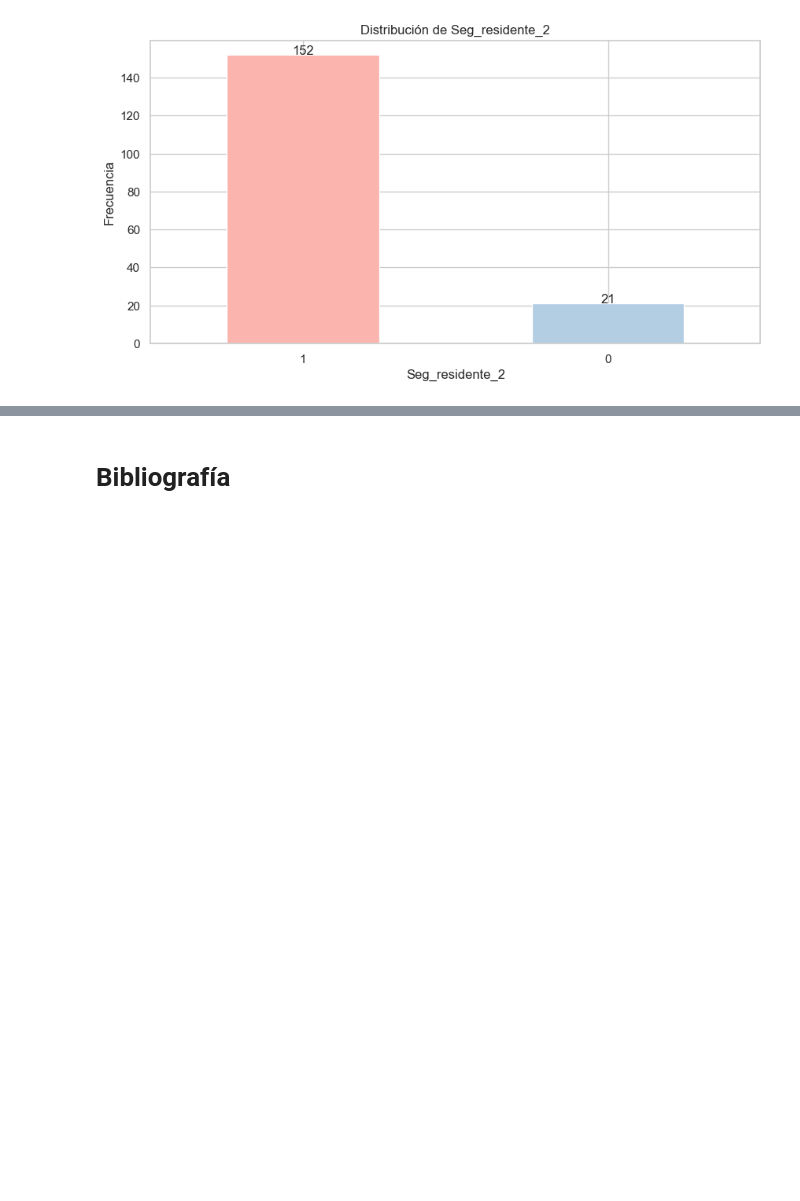
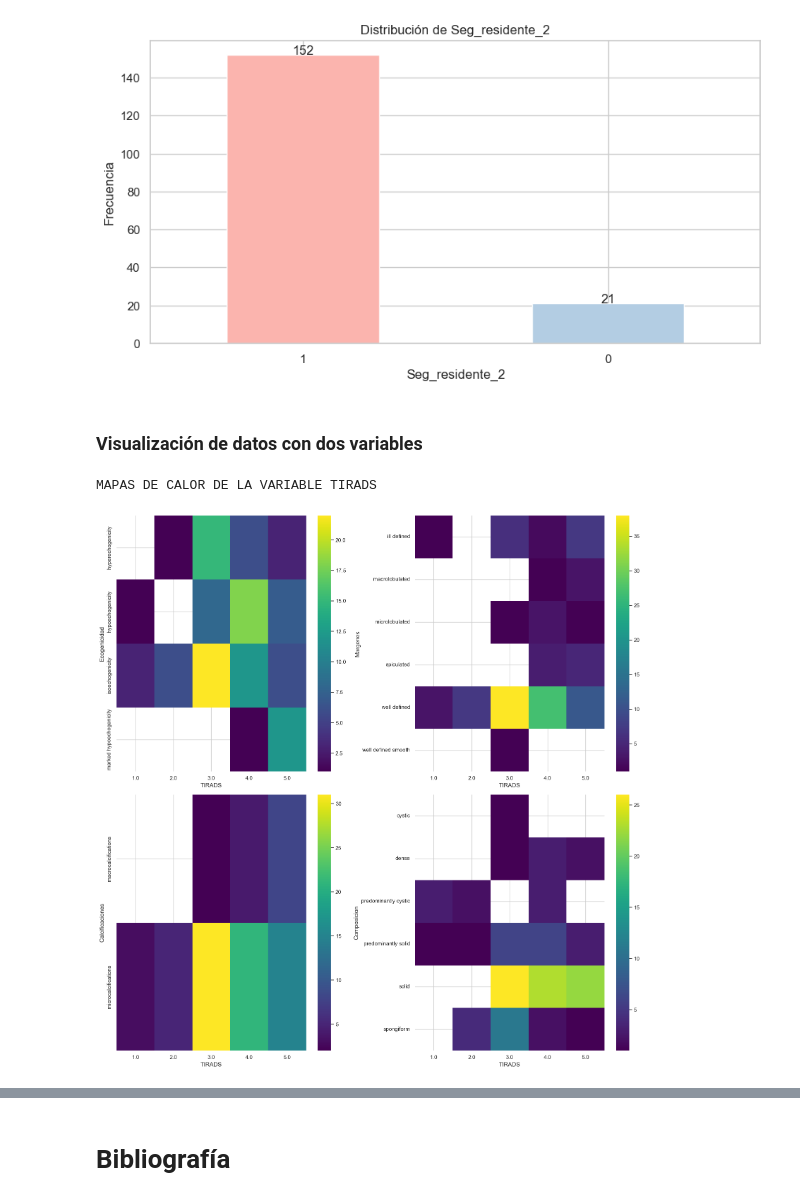
Before and after one commit to Dezarti/nodulos_tiroideos, a Jupyter notebook: 1_exploracion_datos.ipynb, the cells around one changed output, grey strips where cells are left out. Cells and saved outputs as stored; diff of their text form; code cells hidden in the pictures; blank space fills up the shorter version.

```diff
--- a/1_exploracion_datos.ipynb
+++ b/1_exploracion_datos.ipynb
@@ -828,6 +830,64 @@ grafico_barras(df_actualizado, 'Seg_residente_2', 'vertical')
 [figure]
 [figure]
 [figure]
+# %% [markdown]
+### Visualización de datos con dos variables
+# %%
+import matplotlib.pyplot as plt
+import seaborn as sns
+import pandas as pd
+
+def grafico_heatmap_multicolumna(df, columnas, fila, figsize=(16, 16), cmap='viridis'):
+    """
+    Crea una figura con múltiples heatmaps para las columnas especificadas, agrupadas por 'TIRADS'.
+
+    Parámetros:
+    df (DataFrame): DataFrame que contiene los datos.
+    columnas (list): Lista de nombres de columnas para las que se crearán heatmaps.
+    figsize (tuple): Tamaño de la figura (ancho, alto).
+    cmap (str): Mapa de colores para los heatmaps.
+    """
+    # Configurar el estilo de Seaborn para mejorar la estética de los gráficos
+    sns.set(style="whitegrid")
+
+    # Determinar la configuración de los subplots basada en el número de columnas
+    n_cols = len(columnas)
+    n_rows = (n_cols + 1) // 2  # Asegurar suficientes filas para acomodar todos los heatmaps
+
+    # Crear una figura y un conjunto de subgráficos
+    fig, axes = plt.subplots(n_rows, 2, figsize=figsize)
+
+    # Aplanar la lista de ejes si es necesario
+    if n_rows > 1:
+        axes = axes.flatten()
+    else:
+        axes = [axes]
+
+    # Iterar sobre las características y los ejes para crear cada heatmap
+    for ax, caracteristica in zip(axes, columnas):
+        # Crear un dataframe para el heatmap agrupando por 'TIRADS' y contando valores
+        df_2dhist = pd.DataFrame({
+            x_label: grp[caracteristica].value_counts()
+            for x_label, grp in df.groupby(fila)
+        })
+        # Crear el heatmap en el subplot correspondiente
+        sns.heatmap(df_2dhist, cmap=cmap, ax=ax)
+        # Establecer las etiquetas de los ejes
+        ax.set_xlabel(fila)
+        ax.set_ylabel(caracteristica)
+
+    # Ajustar el layout para evitar la superposición de etiquetas
+    plt.tight_layout()
+    # Mostrar la figura completa
+    plt.show()
+
+print('\nMAPAS DE CALOR DE LA VARIABLE TIRADS \n')
+fila_1 = 'TIRADS'
+columnas_1 = ['Ecogenicidad', 'Margenes', 'Calcificaciones', 'Composicion']
+grafico_heatmap_multicolumna(df_actualizado, columnas_1, fila_1)
+# %% [output]
+MAPAS DE CALOR DE LA VARIABLE TIRADS
+[figure, added]
 # %% [markdown]
 ### Agrupación de datos
 
```
Also changed, not shown: parts of 10 cells of this notebook, 4 other files.
